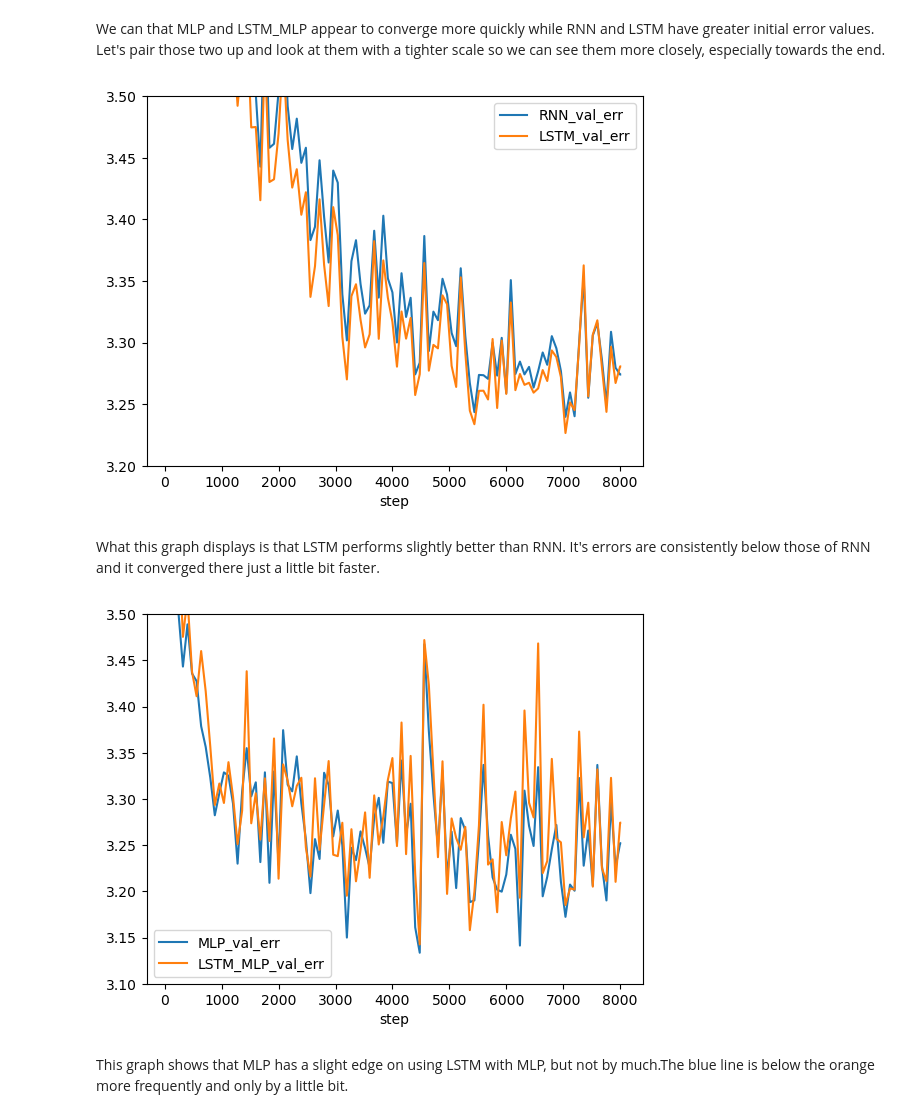
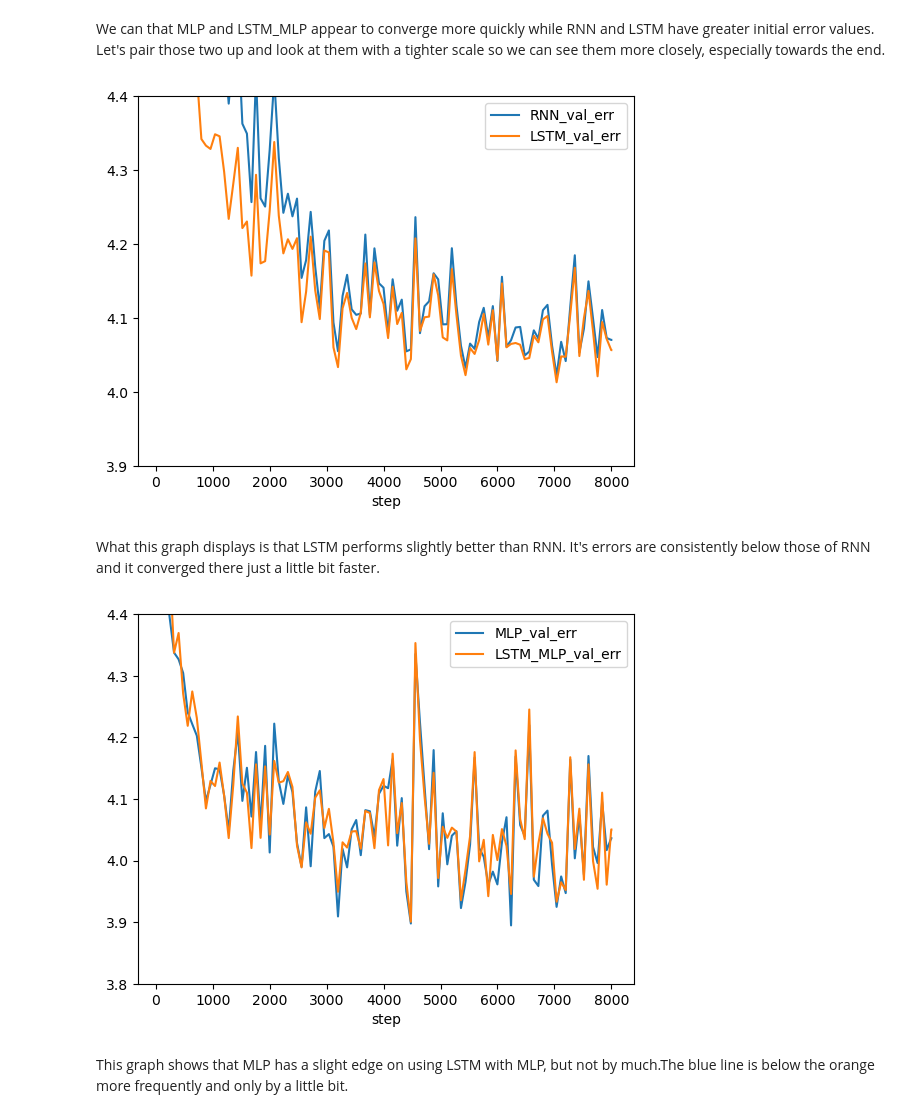
Before and after one commit to TreeLeef/nhl-performance-forecasting, a Jupyter notebook: worksheet.ipynb, the cells around one changed output. Cells and saved outputs as stored; diff of their text form; code cells hidden in the pictures.

```diff
--- a/worksheet.ipynb
+++ b/worksheet.ipynb
@@ -250,7 +250,6 @@ Now we need to create "per game" versions for our major stats. These will help o
 # %%
 df['G_per_gp'] = df['Goals'] / df['Games_Played']
 df['A_per_gp'] = df['Assists'] / df['Games_Played']
-df['P_per_gp'] = df['Points'] / df['Games_Played']
 df['SOG_per_gp'] = df['Shots_on_Goal'] / df['Games_Played']
 
 df.info()
@@ -300,7 +299,6 @@ df['Points_next'] = grouped['Points'].shift(-1)
 df['Shots_on_Goal_next'] = grouped['Shots_on_Goal'].shift(-1)
 df['G_per_gp_next'] = grouped['G_per_gp'].shift(-1)
 df['A_per_gp_next'] = grouped['A_per_gp'].shift(-1)
-df['P_per_gp_next'] = grouped['P_per_gp'].shift(-1)
 df['SOG_per_gp_next'] = grouped['SOG_per_gp'].shift(-1)
 
 df.info()
@@ -581,7 +573,7 @@ class MyLightning(LightningModule):
 # %% [markdown]
 I've modified the below code from assignment 2. It functions the same, but instead will take a list of the model names and output them onto the same graph. This will be useful for comparing later. I've made it optional to hide `'train_err'` here because it makes the graphs harder to read when comparing and `'val_err'` shows the actual predictions. I've also added the freedom to tighten the scale so initially large errors don't wreck it.
 # %%
-def show_metrics(names, lower=2.5, upper=4.5, show_train=True):
+def show_metrics(names, lower=3.0, upper=5.25, show_train=True):
     # This line is to allow name to be either a single string or a list
     if isinstance(names, str):
         names = [names]
@@ -1012,15 +1003,15 @@ show_metrics(['MLP', 'RNN', 'LSTM', 'LSTM_MLP'], show_train=False)
 # %% [markdown]
 We can that MLP and LSTM_MLP appear to converge more quickly while RNN and LSTM have greater initial error values. Let's pair those two up and look at them with a tighter scale so we can see them more closely, especially towards the end.
 # %%
-show_metrics(['RNN', 'LSTM'], 3.2, 3.5, False)
+show_metrics(['RNN', 'LSTM'], 3.9, 4.4, False)
 # %% [output]
-[figure, old version]
+[figure, new version]
 # %% [markdown]
 What this graph displays is that LSTM performs slightly better than RNN. It's errors are consistently below those of RNN and it converged there just a little bit faster.
 # %%
-show_metrics(['MLP', 'LSTM_MLP'], 3.10, 3.5, False)
+show_metrics(['MLP', 'LSTM_MLP'], 3.8, 4.4, False)
 # %% [output]
-[figure, old version]
+[figure, new version]
 # %% [markdown]
 This graph shows that MLP has a slight edge on using LSTM with MLP, but not by much.The blue line is below the orange more frequently and only by a little bit.
 # %% [markdown]
```
Also changed, not shown: parts of 83 cells of this notebook.
